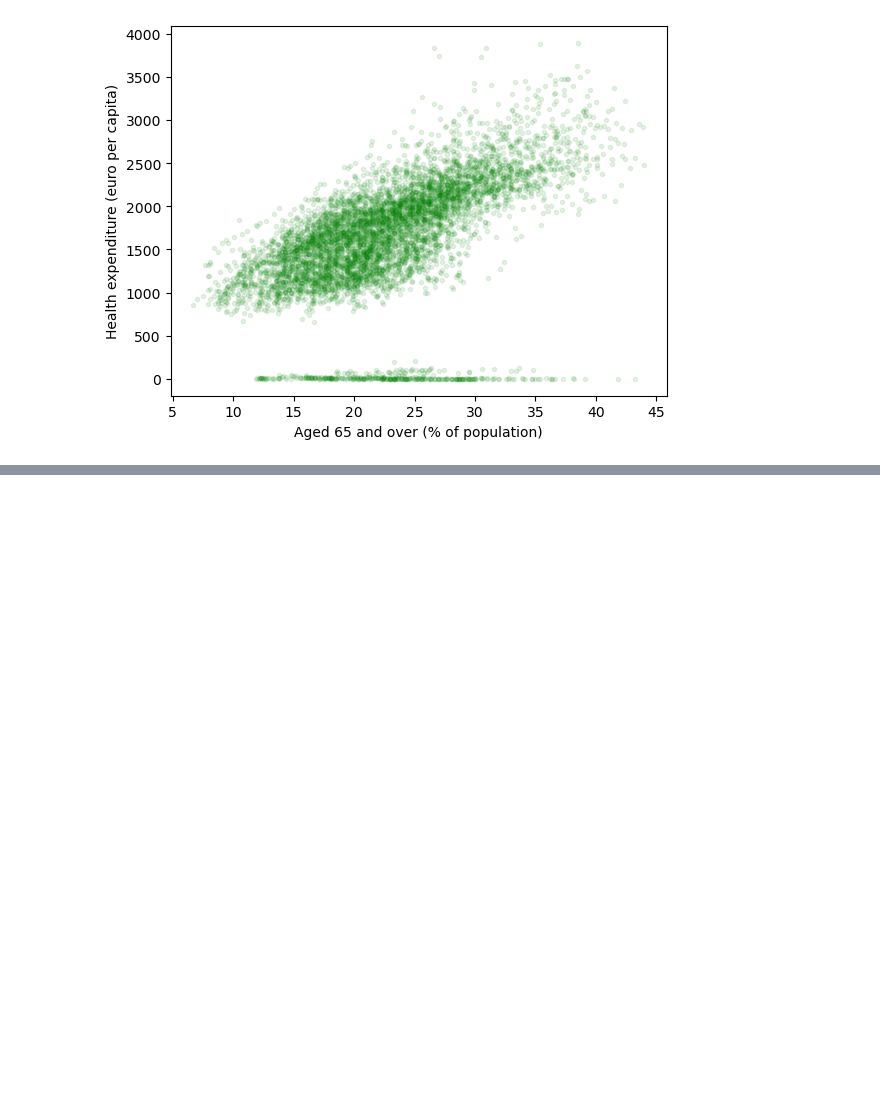
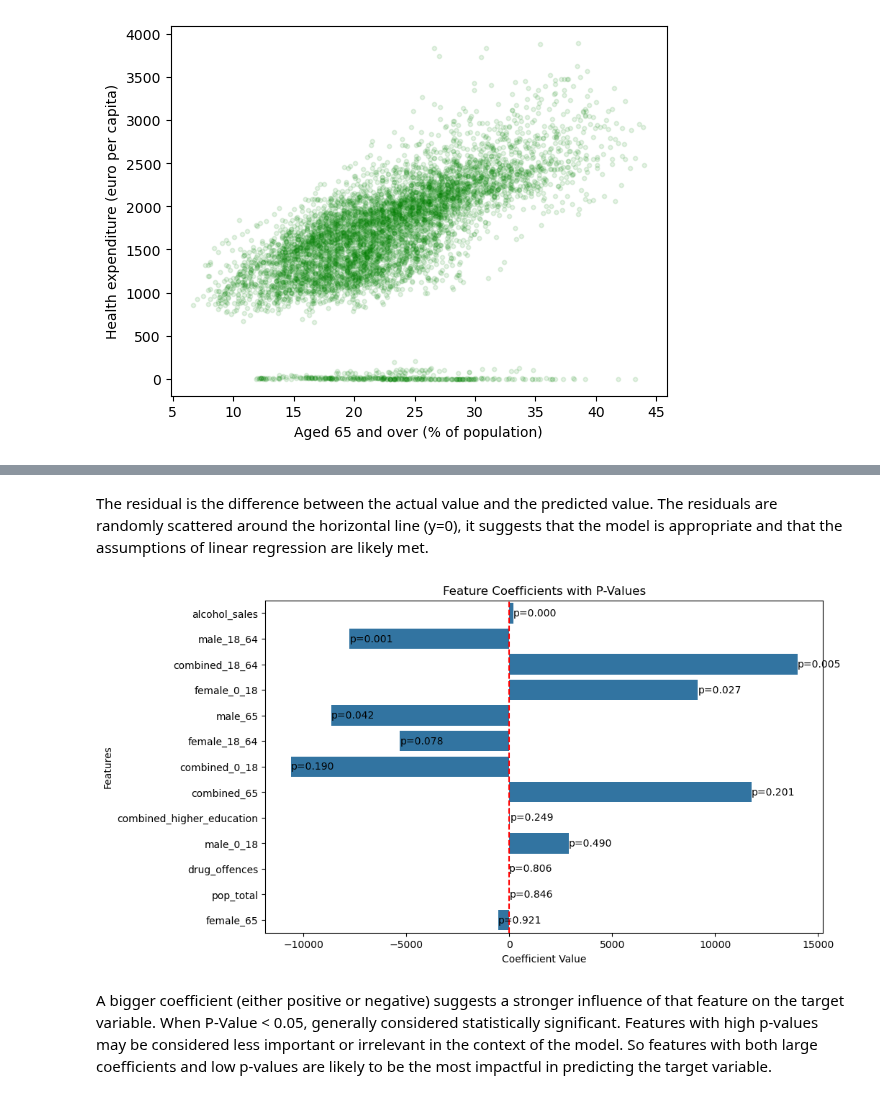
Before and after one commit to AnnaKuokkanen/DataScienceIntro, a Jupyter notebook: intro_to_data_project.ipynb, the cells around one changed output, grey strips where cells are left out. Saved outputs shown, nothing was run; the diff lists cells and outputs as text; code cells hidden in the pictures; blank space fills up the shorter version.

Commit message:
linear regression

```diff
--- a/intro_to_data_project.ipynb
+++ b/intro_to_data_project.ipynb
@@ -269,3 +285,8 @@ plt.ylabel("Health expenditure (euro per capita)")
 plt.show()
 # %% [output]
 [figure]
+# %%
+# Use only 'combined_higher_education' data for analysis
+df = data.drop(columns=['male_higher_education', 'female_higher_education'])
+
+print(df.head())
@@ -271,0 +393,34 @@ plt.show()
+# %% [markdown]
+The residual is the difference between the actual value and the predicted value. The residuals are randomly scattered around the horizontal line (y=0), it suggests that the model is appropriate and that the assumptions of linear regression are likely met.
+# %%
+# Plot coefficients and p-values
+coefficients = results.params[1:]  # Exclude the intercept
+p_values = results.pvalues[1:]  # Exclude the intercept p-value
+
+# Create a DataFrame for better handling
+coef_df = pd.DataFrame({
+    'Feature': numerical_features,
+    'Coefficient': coefficients,
+    'P-Value': p_values
+})
+
+# Sort the DataFrame by P-Values for better visualization
+coef_df = coef_df.sort_values(by='P-Value', ascending=True)
+
+plt.figure(figsize=(10, 6))
+sns.barplot(x='Coefficient', y='Feature', data=coef_df, legend=False)
+plt.title('Feature Coefficients with P-Values')
+plt.xlabel('Coefficient Value')
+plt.ylabel('Features')
+plt.axvline(0, color='red', linestyle='--')  # Add a vertical line at x=0 for reference
+
+# Annotate the bars with p-values
+for index, row in coef_df.iterrows():
+    plt.text(row['Coefficient'], index, f'p={row["P-Value"]:.3f}',
+             color='black', ha='left', va='center')
+
+plt.show()
+# %% [output]
+[figure, added]
+# %% [markdown]
+A bigger coefficient (either positive or negative) suggests a stronger influence of that feature on the target variable. When P-Value < 0.05, generally considered statistically significant. Features with high p-values may be considered less important or irrelevant in the context of the model. So features with both large coefficients and low p-values are likely to be the most impactful in predicting the target variable.
```
Also changed, not shown: parts of 11 cells of this notebook, 1 other file.
